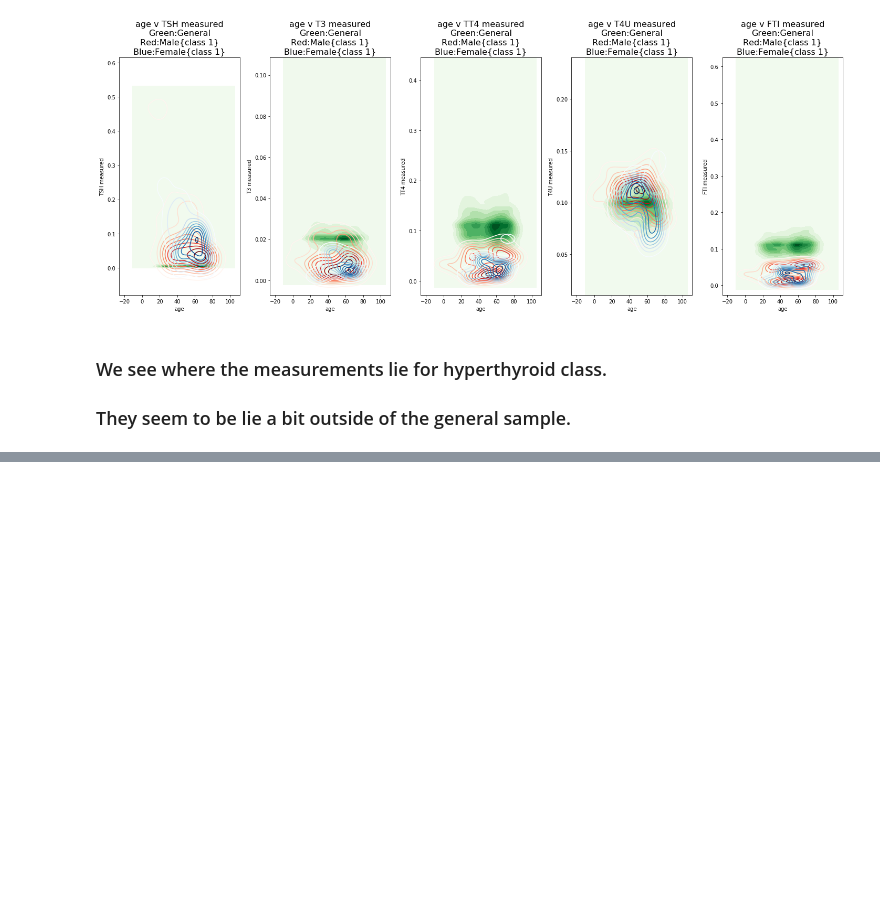
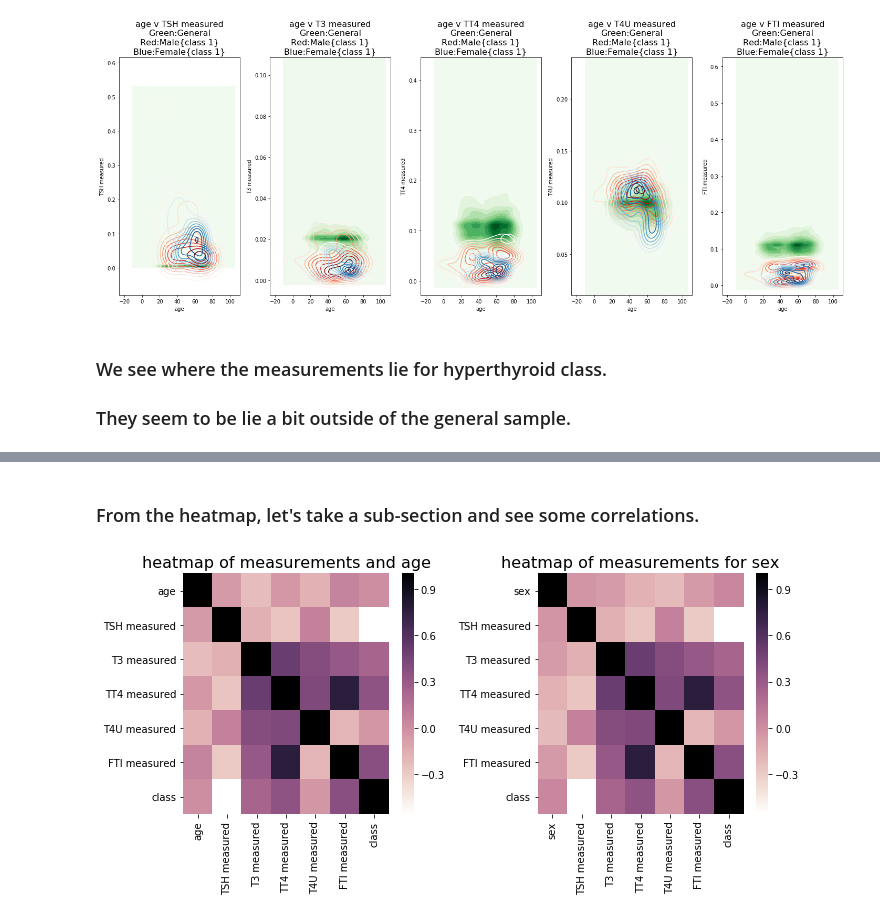
Before and after one commit to rahul7a/thyroid-classification, a Jupyter notebook: StoryTelling/Story_telling_ANN.ipynb, the cells around one changed output, grey strips where cells are left out. Cells and saved outputs as stored; diff of their text form; code cells hidden in the pictures; blank space fills up the shorter version.

```diff
--- a/StoryTelling/Story_telling_ANN.ipynb
+++ b/StoryTelling/Story_telling_ANN.ipynb
@@ -206,0 +219,16 @@ plt.tight_layout()
+# %%
+df_age = train_df[["age","TSH measured","T3 measured","TT4 measured","T4U measured","FTI measured","class"]]
+df_sex = train_df[["sex","TSH measured","T3 measured","TT4 measured","T4U measured","FTI measured","class"]]
+df_corr_age = df_age.corr()
+df_corr_sex = df_sex.corr()
+# %% [markdown]
+### From the heatmap, let's take a sub-section and see some correlations.
+# %%
+f, ax = plt.subplots( 1, 2, figsize=(10,5), sharex=False, sharey=False)
+sns.heatmap(df_corr_age, ax=ax[0],cmap=cmap)
+ax[0].set_title('heatmap of measurements and age', fontsize=16)
+sns.heatmap(df_corr_sex, ax=ax[1],cmap=cmap)
+ax[1].set_title('heatmap of measurements for sex', fontsize=16)
+plt.tight_layout()
+# %% [output]
+[figure, added]
```
Also changed, not shown: parts of 9 cells of this notebook.
